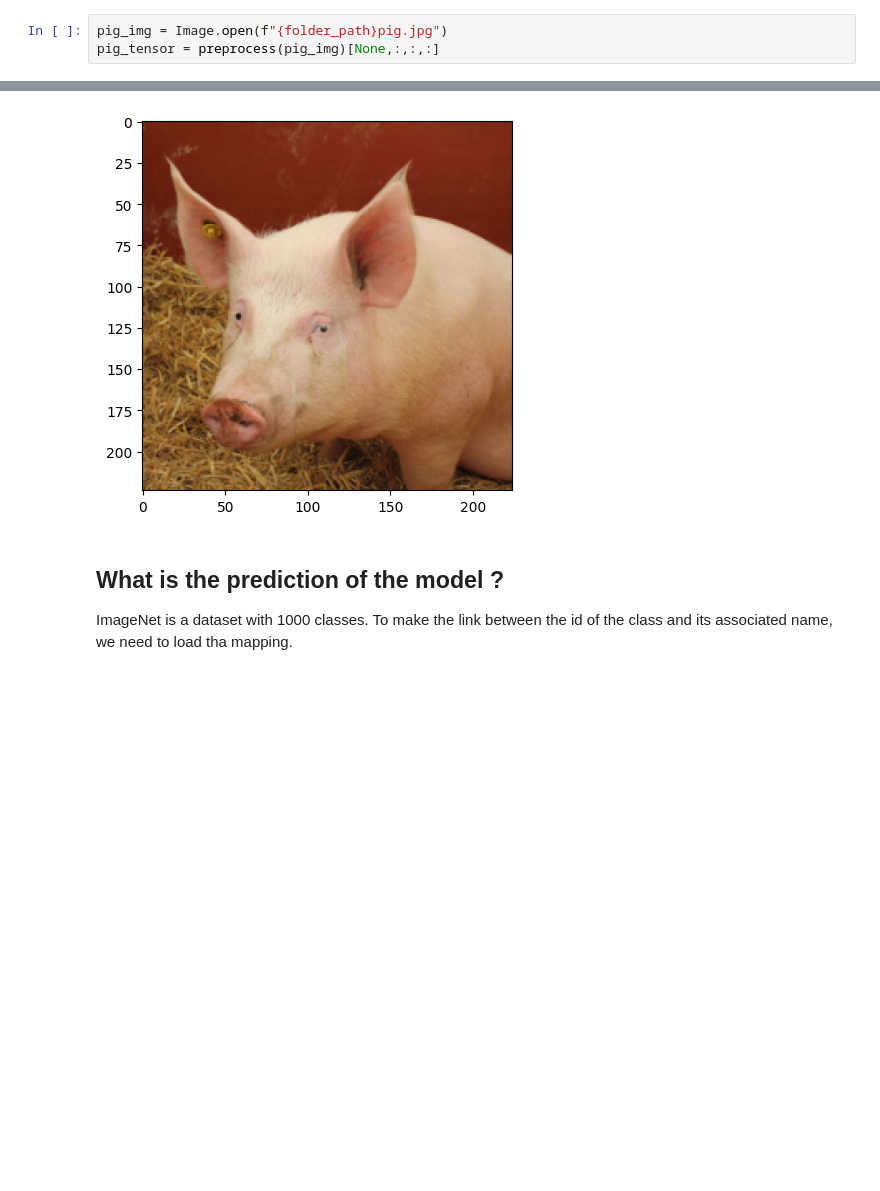
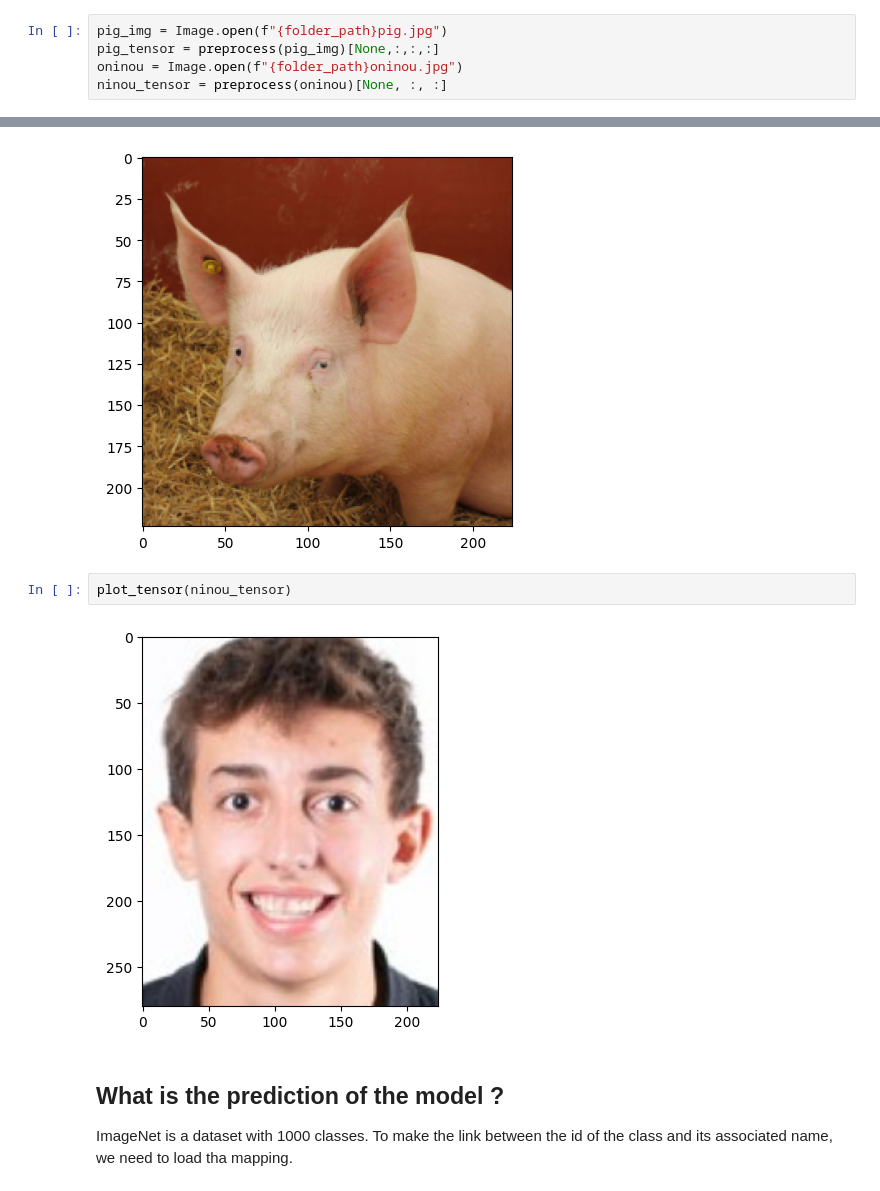
Before and after one commit to constantbourdrez/DL_ESPCI, a Jupyter notebook: ADL_lab_TP1.ipynb, the cells around one changed output, grey strips where cells are left out. Drawn from its saved outputs; the diff is of its cells as text; blank space fills up the shorter version.

```diff
--- a/ADL_lab_TP1.ipynb
+++ b/ADL_lab_TP1.ipynb
@@ -81,6 +81,8 @@ folder_path = 'drive/MyDrive/DL/'
 # %%
 pig_img = Image.open(f"{folder_path}pig.jpg")
 pig_tensor = preprocess(pig_img)[None,:,:,:]
+oninou = Image.open(f"{folder_path}oninou.jpg")
+ninou_tensor = preprocess(oninou)[None, :, :]
 # %% [markdown]
 Look at the image. Since numpy use  HWC (Height, Width, Channels) whereas Pytorch user CHW, we use a small function.
 # %%
@@ -90,6 +92,10 @@ def plot_tensor(t):
 plot_tensor(pig_tensor)
 # %% [output]
 [figure]
+# %%
+plot_tensor(ninou_tensor)
+# %% [output]
+[figure, added]
 # %% [markdown]
 ## What is the prediction of the model ?
 ImageNet is a dataset with 1000 classes. To make the link between the id of the class and its associated name, we need to load tha mapping.
```
Also changed, not shown: parts of 17 cells of this notebook.
